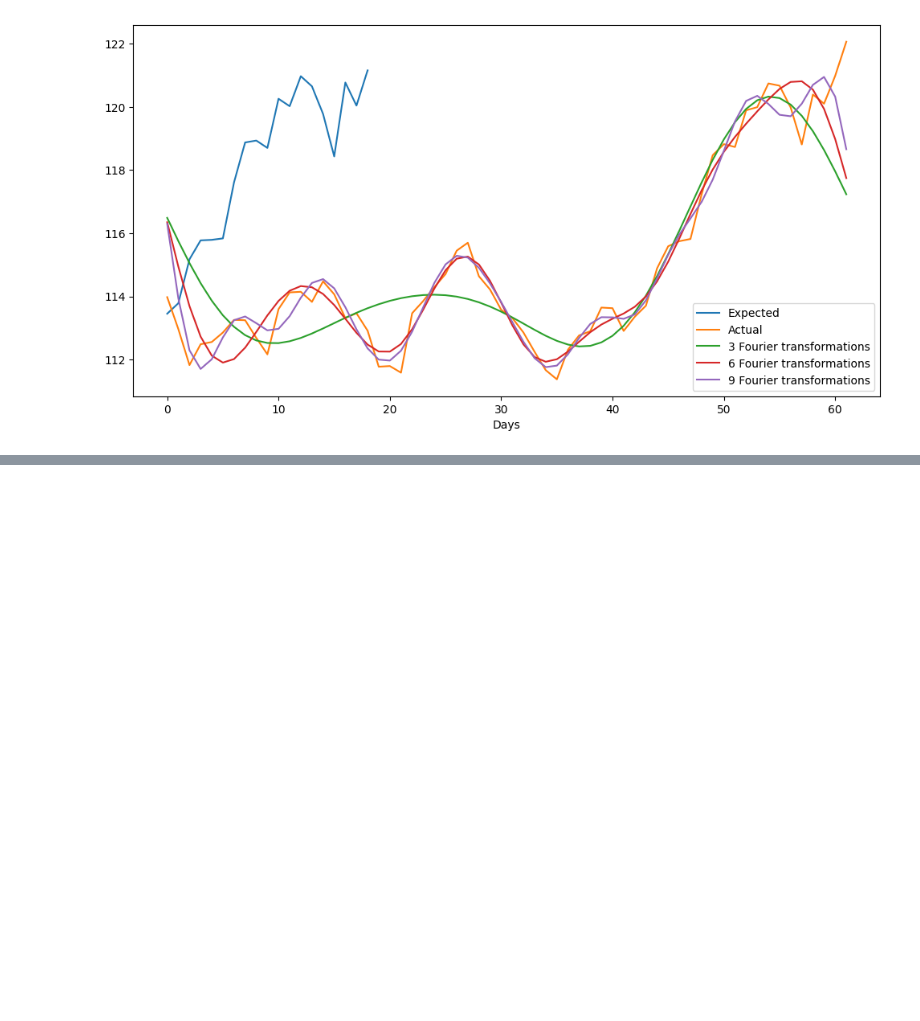
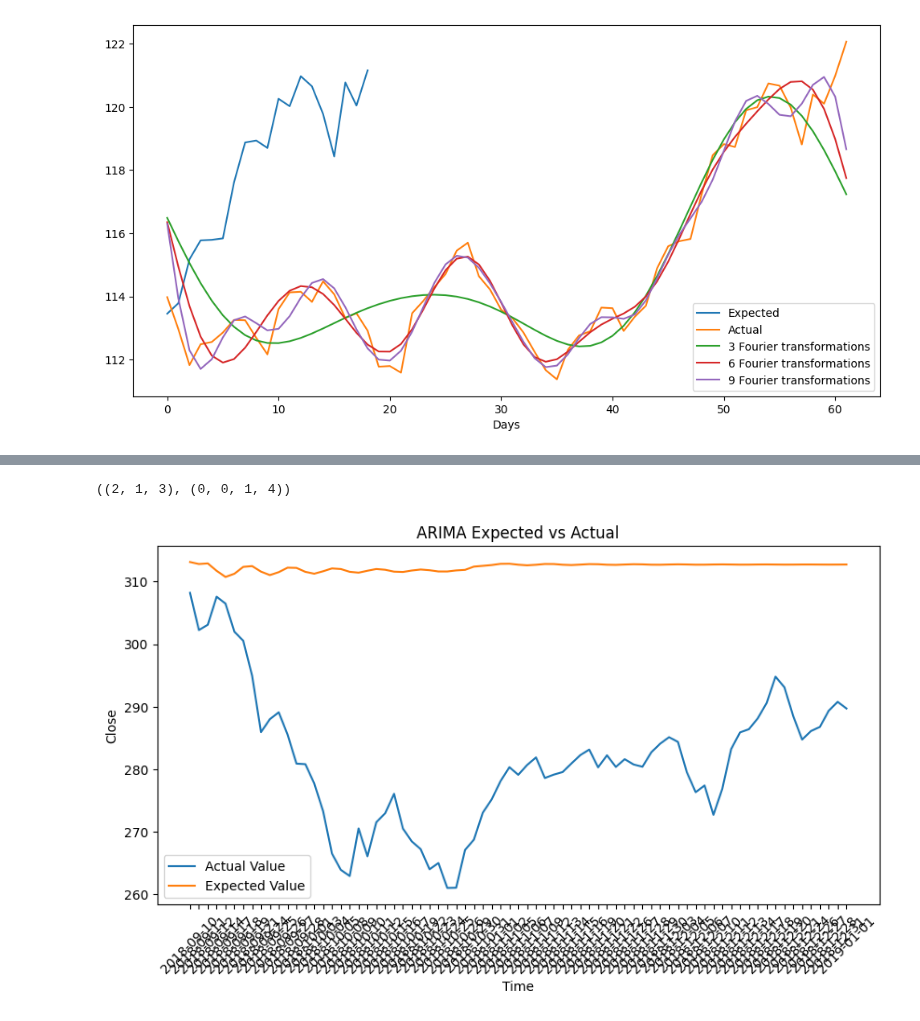
Before and after one commit to pagar22/laxmi-chit-fund, a Jupyter notebook: notebooks/kelly.ipynb, the cells around one changed output, grey strips where cells are left out. Cells and saved outputs as stored; diff of their text form; code cells hidden in the pictures; blank space fills up the shorter version.

```diff
--- a/notebooks/kelly.ipynb
+++ b/notebooks/kelly.ipynb
@@ -273,0 +276,3 @@ plt.show()
+# %%
+df_yearly = pd.DataFrame.from_dict(yearly_candles, orient="index")
+df_yearly.head()
@@ -273,0 +334,38 @@ plt.show()
+# %%
+m = 4 # Quarterly data
+model = auto_arima(df_yearly["close"], seasonal=True, m=m)
+best_order = model.get_params()["order"]
+best_seasonal_order = model.get_params()["seasonal_order"]
+best_order, best_seasonal_order
+# %% [output]
+((2, 1, 3), (0, 0, 1, 4))
+# %%
+def get_expected_value(candles: list):
+    model = ARIMA(candles, order=best_order)
+    model_fit = model.fit()
+    expected_value = model_fit.forecast()
+    return expected_value[0]
+# %%
+temp = df_yearly["close"].values
+train_split = int(0.7 * len(temp)) # 60-40 split
+train, test = temp[:train_split], temp[train_split:]
+
+
+historical_candles = [c for c in train]
+expected_values = []
+for candle in test:
+    ev = get_expected_value(historical_candles)
+    expected_values.append(ev)
+    historical_candles.append(ev)
+# %%
+plt.figure(figsize=(10, 5))
+plt.title('ARIMA Expected vs Actual')
+plt.xlabel('Time')
+plt.ylabel('Close')
+plt.xticks(rotation=45)
+plt.plot(df_yearly.iloc[train_split:].index, test, label='Actual Value')
+plt.plot(df_yearly.iloc[train_split:].index, expected_values, label='Expected Value')
+plt.legend()
+plt.show()
+# %% [output]
+[figure, added]
```
Also changed, not shown: parts of 9 cells of this notebook, 2 other files.
